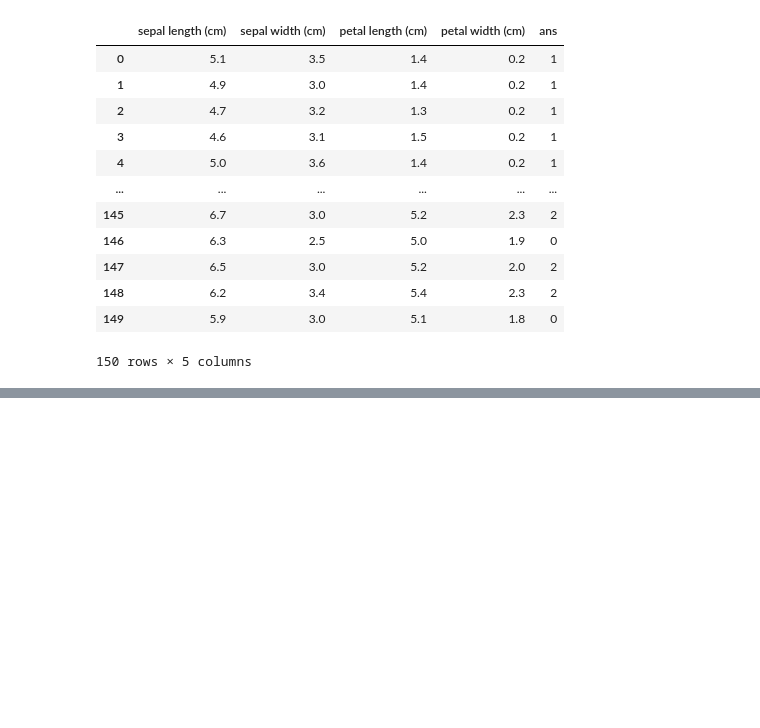
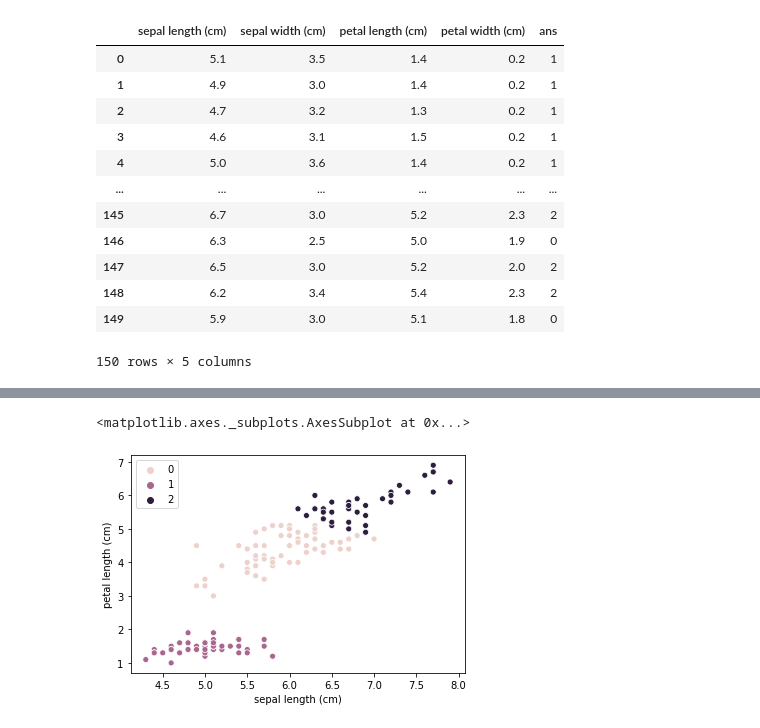
Before and after one commit to Elwing-Chou/tt0517, a Jupyter notebook: cluster.ipynb, the cells around one changed output, grey strips where cells are left out. Cells and saved outputs as stored; diff of their text form; code cells hidden in the pictures; blank space fills up the shorter version.

```diff
--- a/cluster.ipynb
+++ b/cluster.ipynb
@@ -50,0 +73,11 @@ df
+# %%
+import matplotlib.pyplot as plt
+%matplotlib inline
+import seaborn as sns
+xname, yname = df.columns[0], df.columns[2]
+sns.scatterplot(df[xname],
+                df[yname],
+                hue=cluster.labels_)
+# %% [output]
+<matplotlib.axes._subplots.AxesSubplot at 0x...>
+[figure, added]
```
Also changed, not shown: parts of 2 cells of this notebook.
